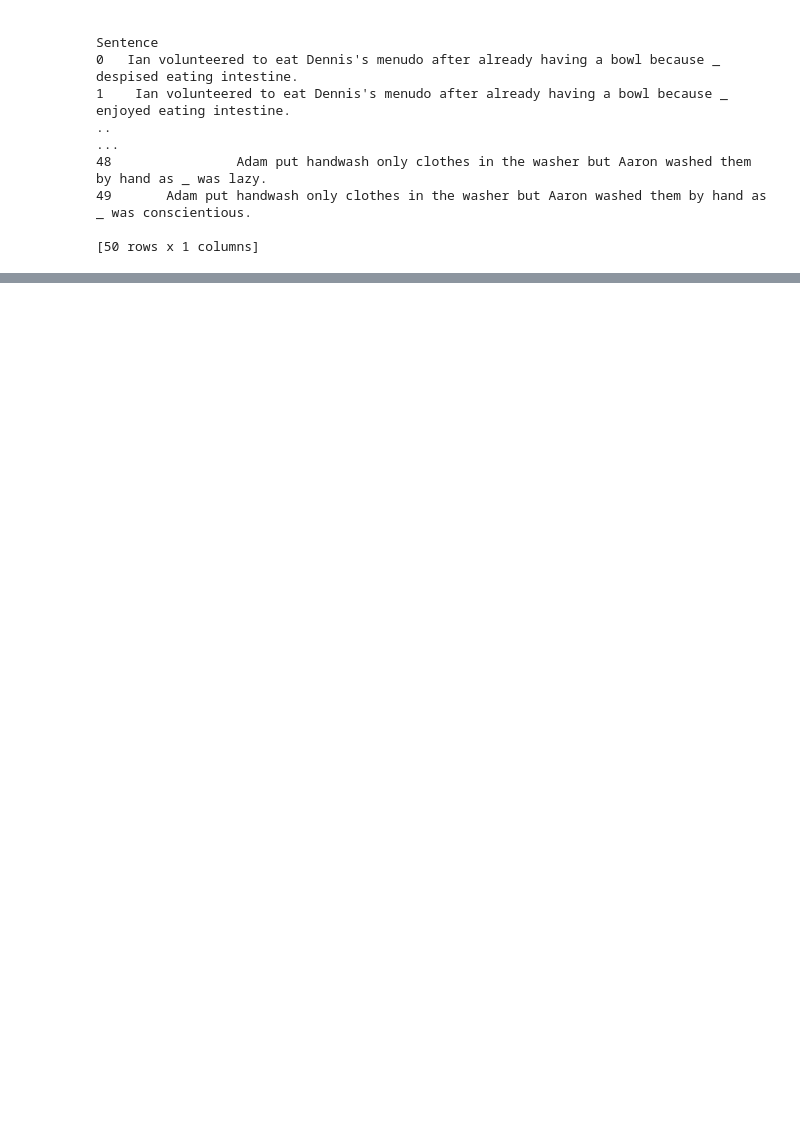
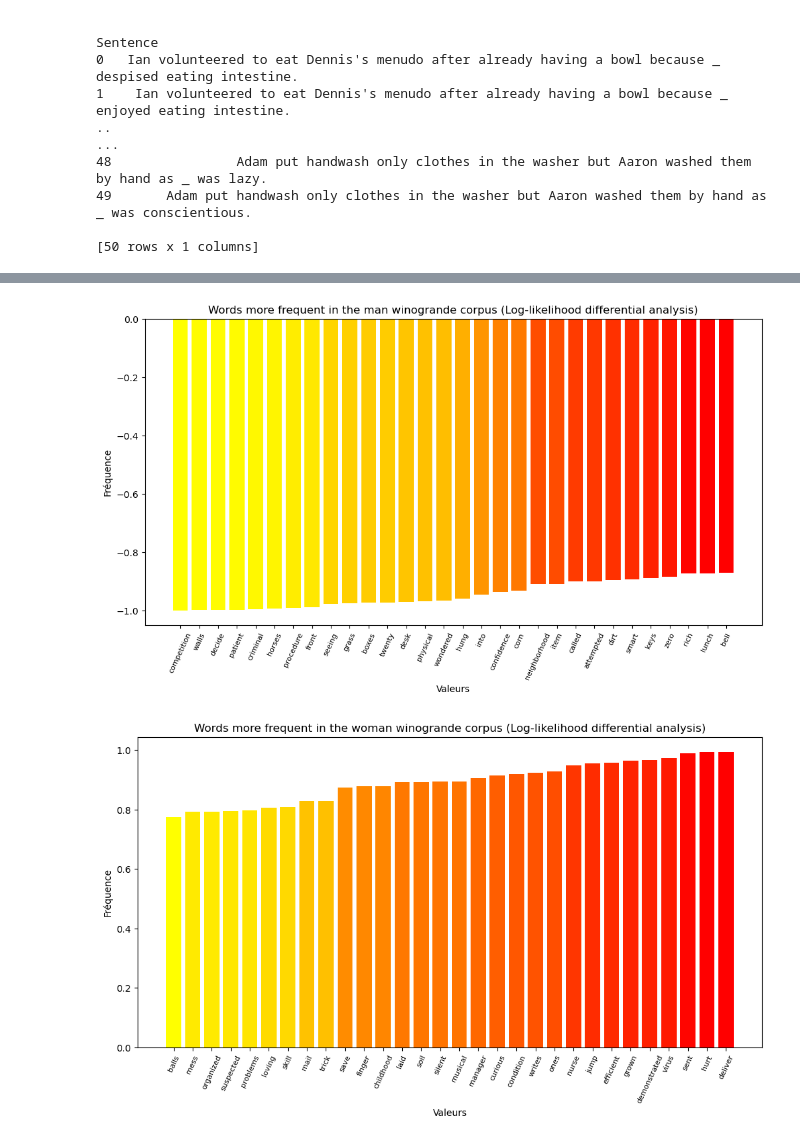
Before and after one commit to MathieuDehouck/Wino-UROP, a Jupyter notebook: Dimitri/main_Dimitri.ipynb, the cells around one changed output, grey strips where cells are left out. Drawn from its saved outputs; the diff is of its cells as text; code cells hidden in the pictures; blank space fills up the shorter version.

```diff
--- a/Dimitri/main_Dimitri.ipynb
+++ b/Dimitri/main_Dimitri.ipynb
@@ -705,6 +705,12 @@ for i in range(len(L_male)):
 L_comparison_n = []
 
 for el in L_female_n:
-    if el[0] in L_male:
-        L_comparison_n.append(el[0],el[1] - L_male_n[L_male_n.index[el[0]]][1])
-L_comparison_n
+    if any(el[0] in L_temp for L_temp in L_male_n):
+        valeur_trouvee = next(v[1] for v in L_male_n if v[0] == el[0])
+
+        if el[1] > valeur_trouvee:
+            L_comparison_n.append((el[0], (el[1] - valeur_trouvee)/el[1]))
+        else:
+            L_comparison_n.append((el[0], (el[1] - valeur_trouvee)/valeur_trouvee))
+
+L_comparison_n_sorted = sorted(L_comparison_n, key=lambda x: x[1])
@@ -731,0 +717,13 @@ L_comparison_n
+# %%
+plot_name = "Words more frequent in the man winogrande corpus (Log-likelihood differential analysis)"
+x1 = [row[0] for row in L_comparison_n_sorted]
+y1 = [row[1] for row in L_comparison_n_sorted]
+frequency_plot_linear(x1[:30],y1[:30],plot_name)
+
+plot_name = "Words more frequent in the woman winogrande corpus (Log-likelihood differential analysis)"
+x1 = [row[0] for row in L_comparison_n_sorted]
+y1 = [row[1] for row in L_comparison_n_sorted]
+frequency_plot_linear(x1[-30:],y1[-30:],plot_name)
+# %% [output]
+[figure, added]
+[figure, added]
```
Also changed, not shown: parts of 12 cells of this notebook.
